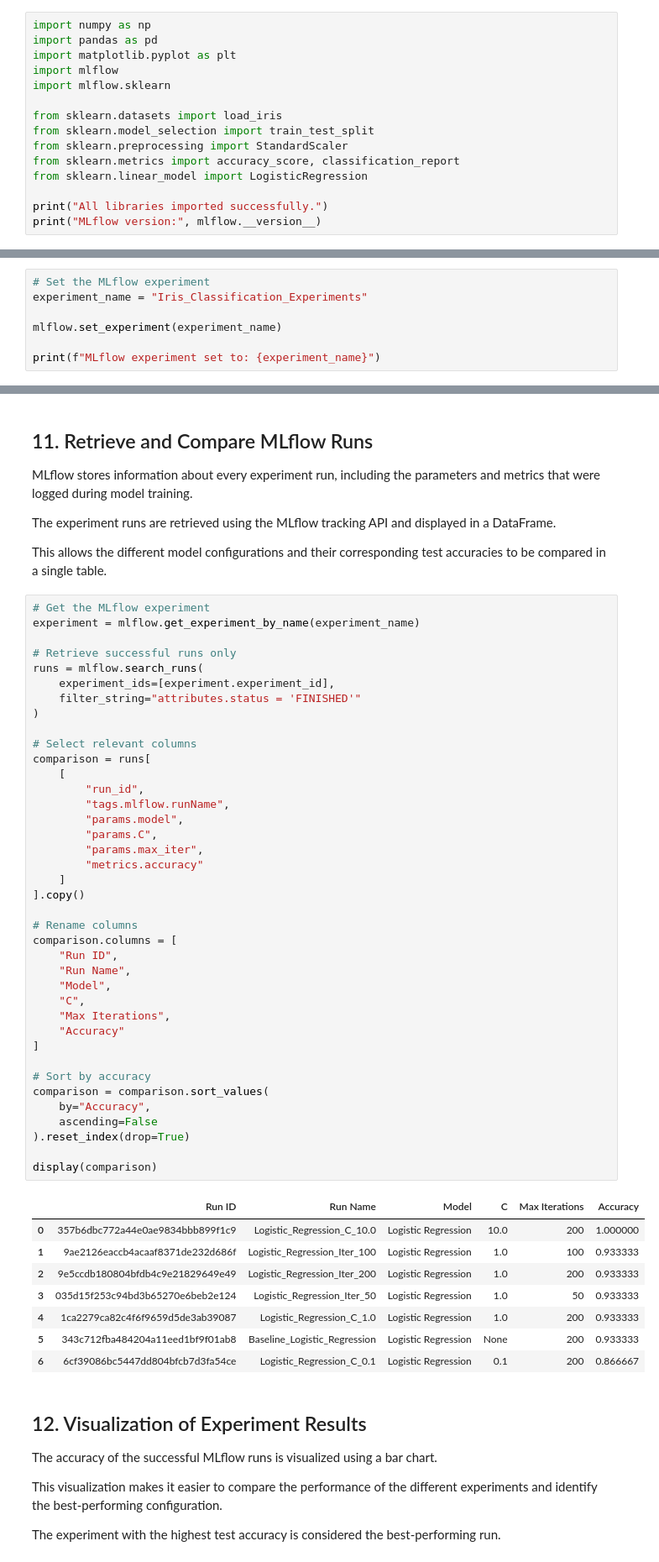
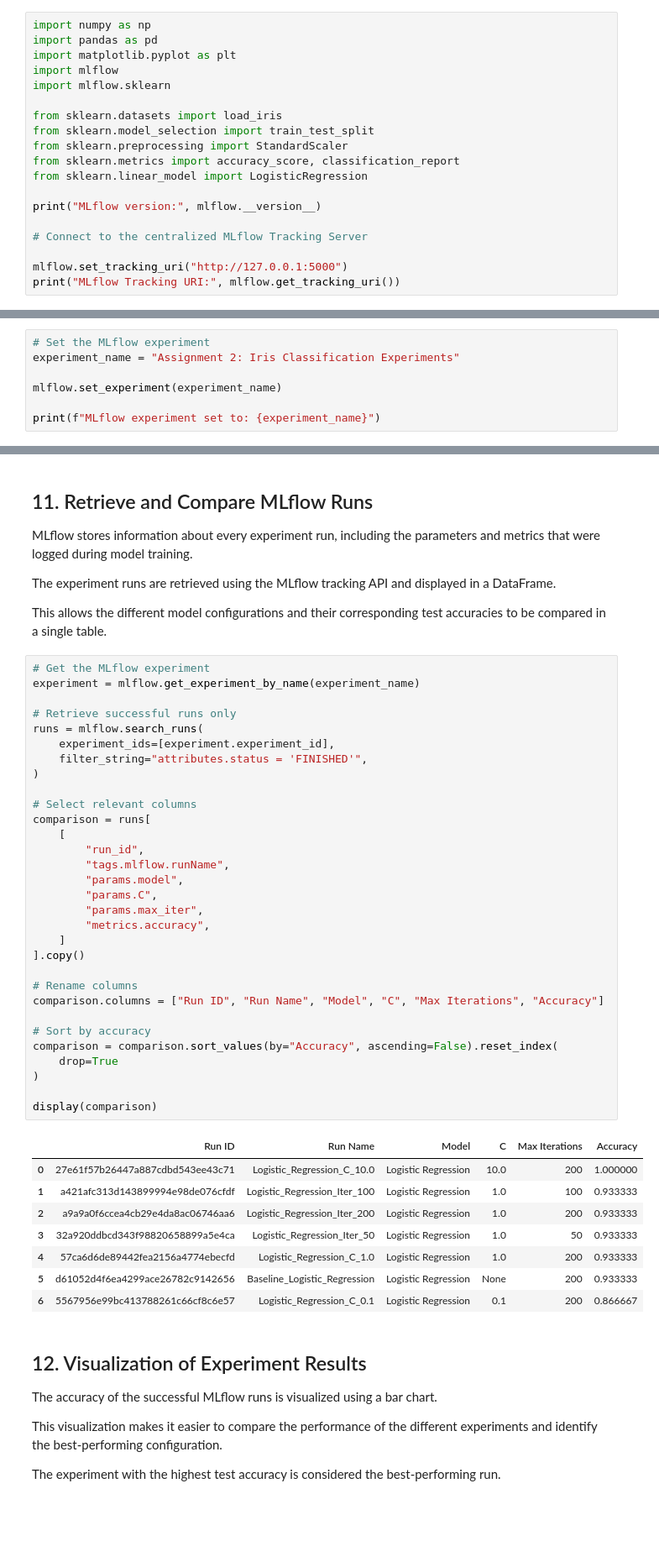
Before and after one commit to Nitish-0710/mlops-assignments, a Jupyter notebook: Assignment-2-MLFlow/notebooks/Assignment2.ipynb, the cells around one changed output, grey strips where cells are left out. Shown at 84% size. Cells and saved outputs as stored; diff of their text form; blank space fills up the shorter version.

Commit message:
Assignment 2: Fixed Code for Common ML Flow Server for all Assignments

```diff
--- a/Assignment-2-MLFlow/notebooks/Assignment2.ipynb
+++ b/Assignment-2-MLFlow/notebooks/Assignment2.ipynb
@@ -54,6 +54,10 @@ from sklearn.preprocessing import StandardScaler
 from sklearn.metrics import accuracy_score, classification_report
 from sklearn.linear_model import LogisticRegression
 
-print("All libraries imported successfully.")
 print("MLflow version:", mlflow.__version__)
+
+# Connect to the centralized MLflow Tracking Server
+
+mlflow.set_tracking_uri("http://127.0.0.1:5000")
+print("MLflow Tracking URI:", mlflow.get_tracking_uri())
 # %% [output]
@@ -282,7 +343,7 @@ An MLflow experiment provides a logical grouping for related runs. Each run can
 The experiment is named `Iris_Classification_Experiments`. If the experiment does not already exist, MLflow will create it.
 # %%
 # Set the MLflow experiment
-experiment_name = "Iris_Classification_Experiments"
+experiment_name = "Assignment 2: Iris Classification Experiments"
 
 mlflow.set_experiment(experiment_name)
 
@@ -495,51 +554,43 @@ This allows the different model configurations and their corresponding test accu
 # %%
 # Get the MLflow experiment
 experiment = mlflow.get_experiment_by_name(experiment_name)
 
 # Retrieve successful runs only
 runs = mlflow.search_runs(
     experiment_ids=[experiment.experiment_id],
-    filter_string="attributes.status = 'FINISHED'"
+    filter_string="attributes.status = 'FINISHED'",
 )
 
 # Select relevant columns
 comparison = runs[
     [
         "run_id",
         "tags.mlflow.runName",
         "params.model",
         "params.C",
         "params.max_iter",
-        "metrics.accuracy"
+        "metrics.accuracy",
     ]
 ].copy()
 
 # Rename columns
-comparison.columns = [
-    "Run ID",
-    "Run Name",
-    "Model",
-    "C",
-    "Max Iterations",
-    "Accuracy"
-]
+comparison.columns = ["Run ID", "Run Name", "Model", "C", "Max Iterations", "Accuracy"]
 
 # Sort by accuracy
-comparison = comparison.sort_values(
-    by="Accuracy",
-    ascending=False
-).reset_index(drop=True)
+comparison = comparison.sort_values(by="Accuracy", ascending=False).reset_index(
+    drop=True
+)
 
 display(comparison)
 # %% [output]
 |  | Run ID | Run Name | Model | C | Max Iterations | Accuracy |
-| 0 | 357b6dbc772a44e0ae9834bbb899f1c9 | Logistic_Regression_C_10.0 | Logistic Regression | 10.0 | 200 | 1.000000 |
-| 1 | 9ae2126eaccb4acaaf8371de232d686f | Logistic_Regression_Iter_100 | Logistic Regression | 1.0 | 100 | 0.933333 |
-| 2 | 9e5ccdb180804bfdb4c9e21829649e49 | Logistic_Regression_Iter_200 | Logistic Regression | 1.0 | 200 | 0.933333 |
-| 3 | 035d15f253c94bd3b65270e6beb2e124 | Logistic_Regression_Iter_50 | Logistic Regression | 1.0 | 50 | 0.933333 |
-| 4 | 1ca2279ca82c4f6f9659d5de3ab39087 | Logistic_Regression_C_1.0 | Logistic Regression | 1.0 | 200 | 0.933333 |
-| 5 | 343c712fba484204a11eed1bf9f01ab8 | Baseline_Logistic_Regression | Logistic Regression | None | 200 | 0.933333 |
-| 6 | 6cf39086bc5447dd804bfcb7d3fa54ce | Logistic_Regression_C_0.1 | Logistic Regression | 0.1 | 200 | 0.866667 |
+| 0 | 27e61f57b26447a887cdbd543ee43c71 | Logistic_Regression_C_10.0 | Logistic Regression | 10.0 | 200 | 1.000000 |
+| 1 | a421afc313d143899994e98de076cfdf | Logistic_Regression_Iter_100 | Logistic Regression | 1.0 | 100 | 0.933333 |
+| 2 | a9a9a0f6ccea4cb29e4da8ac06746aa6 | Logistic_Regression_Iter_200 | Logistic Regression | 1.0 | 200 | 0.933333 |
+| 3 | 32a920ddbcd343f98820658899a5e4ca | Logistic_Regression_Iter_50 | Logistic Regression | 1.0 | 50 | 0.933333 |
+| 4 | 57ca6d6de89442fea2156a4774ebecfd | Logistic_Regression_C_1.0 | Logistic Regression | 1.0 | 200 | 0.933333 |
+| 5 | d61052d4f6ea4299ace26782c9142656 | Baseline_Logistic_Regression | Logistic Regression | None | 200 | 0.933333 |
+| 6 | 5567956e99bc413788261c66cf8c6e57 | Logistic_Regression_C_0.1 | Logistic Regression | 0.1 | 200 | 0.866667 |
 # %% [markdown]
 ## 12. Visualization of Experiment Results
 
```
Also changed, not shown: parts of 14 cells of this notebook.
